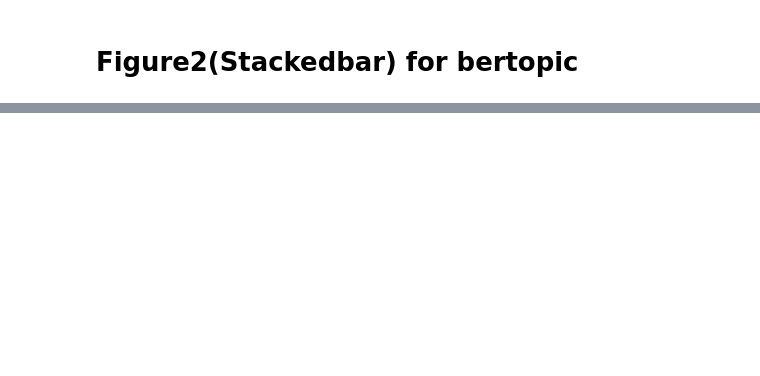
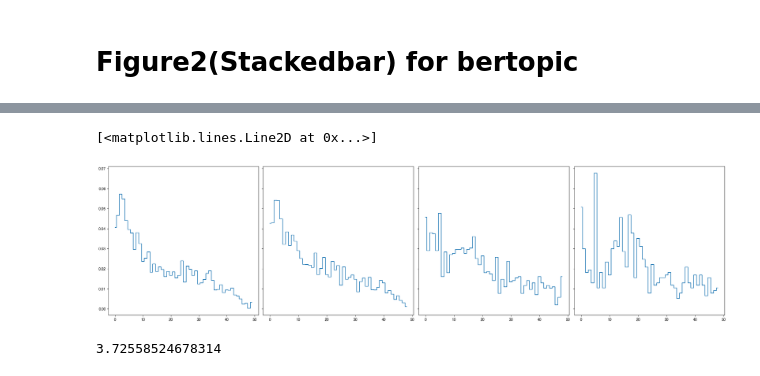
Before and after one commit to myokyunghan/stackoverflow_src_2425, a Jupyter notebook: data_availability/bert_based/C_Result_Fig2_1.ipynb, the cells around one changed output, grey strips where cells are left out. Cells and saved outputs as stored; diff of their text form; code cells hidden in the pictures; blank space fills up the shorter version.

```diff
--- a/data_availability/bert_based/C_Result_Fig2_1.ipynb
+++ b/data_availability/bert_based/C_Result_Fig2_1.ipynb
@@ -372,0 +566,21 @@ plt.show();
+# %%
+fig, axs = plt.subplots(1, 4, figsize = (24, 6), constrained_layout=True, sharey=True)
+axs[0].step(df_topic_r.loc[df_topic_r['rel_week']==-52, 'Topic'],\
+           df_topic_r.loc[df_topic_r['rel_week']==-52, 'proportion'], \
+           where='mid'
+           )
+axs[1].step(df_topic_r.loc[df_topic_r['rel_week']==0, 'Topic'],\
+           df_topic_r.loc[df_topic_r['rel_week']==0, 'proportion'], \
+           where='mid'
+           )
+axs[2].step(df_topic_r.loc[df_topic_r['rel_week']==52, 'Topic'],\
+           df_topic_r.loc[df_topic_r['rel_week']==52, 'proportion'], \
+           where='mid'
+           )
+axs[3].step(df_topic_r.loc[df_topic_r['rel_week']==103, 'Topic'],\
+           df_topic_r.loc[df_topic_r['rel_week']==103, 'proportion'], \
+           where='mid'
+           )
+# %% [output]
+[<matplotlib.lines.Line2D at 0x...>]
+[figure, added]
@@ -372,0 +589,4 @@ plt.show();
+# %%
+-np.sum([x*np.log(x) for x in test_list])
+# %% [output]
+3.72558524678314
```
Also changed, not shown: parts of 72 cells of this notebook, 2 other files.
